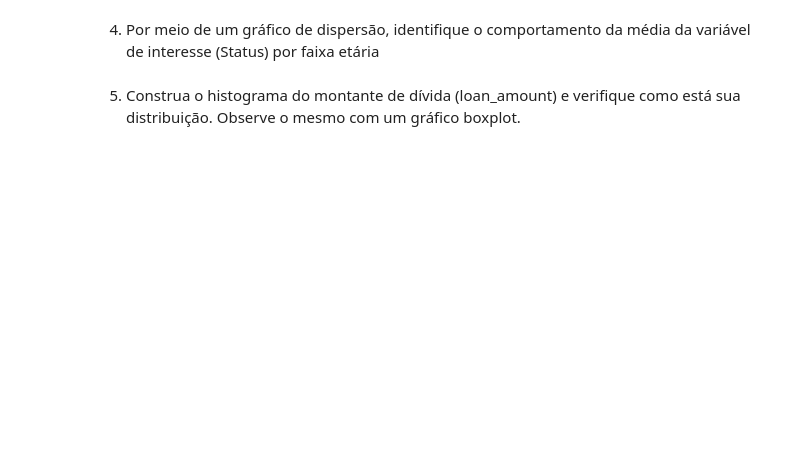
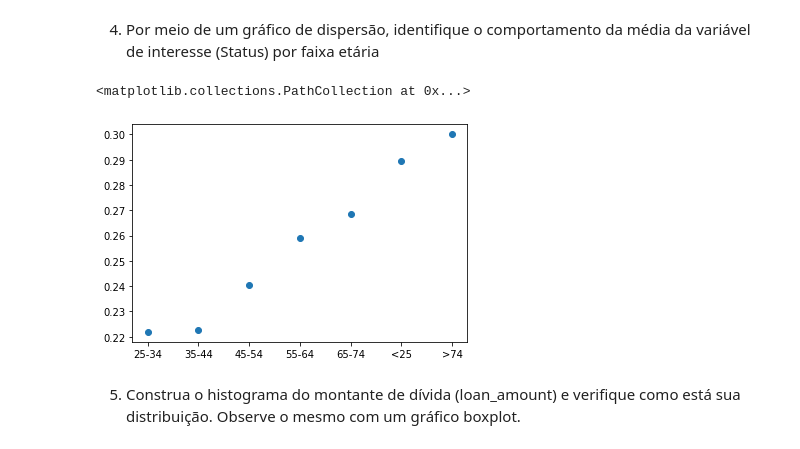
Before and after one commit to gaiogreg/aulas-LC-Safra, a Jupyter notebook: Modulo 4/Aula 3 - Matplotlib.ipynb, the cells around one changed output. Drawn from its saved outputs; the diff is of its cells as text; code cells hidden in the pictures; blank space fills up the shorter version.

```diff
--- a/Modulo 4/Aula 3 - Matplotlib.ipynb
+++ b/Modulo 4/Aula 3 - Matplotlib.ipynb
@@ -297,4 +480,10 @@ Imprima as estatísticas padrões do dataframe com a função .describe
 # %% [markdown]
 4) Por meio de um gráfico de dispersão, identifique o comportamento da média da variável de interesse (Status) por faixa etária
+# %%
+ax= db_loan.pivot_table(index='age',values='Status', aggfunc='mean')
+plt.scatter(x=ax.index, y=ax['Status'])
+# %% [output]
+<matplotlib.collections.PathCollection at 0x...>
+[figure, added]
 # %% [markdown]
 5) Construa o histograma do montante de dívida (loan_amount) e verifique como está sua distribuição. Observe o mesmo com um gráfico boxplot.
```
Also changed, not shown: parts of 50 cells of this notebook, 4 other files.
